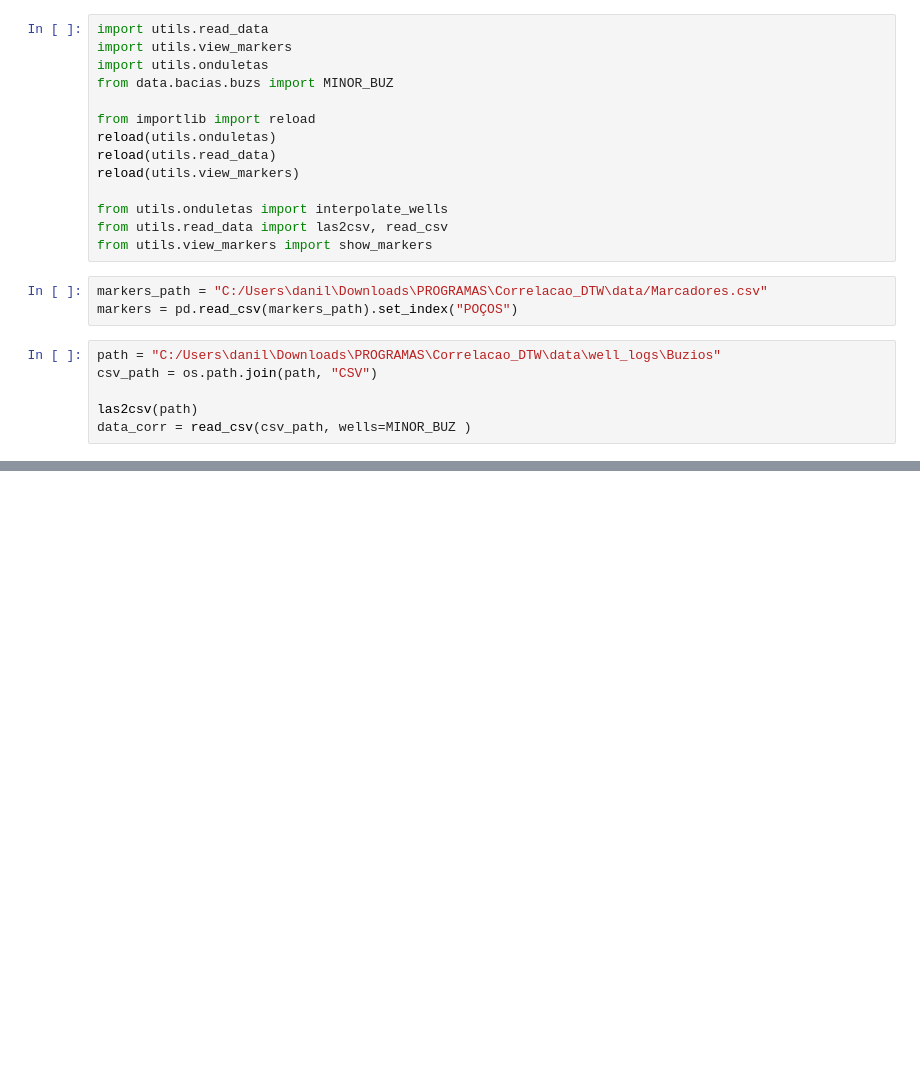
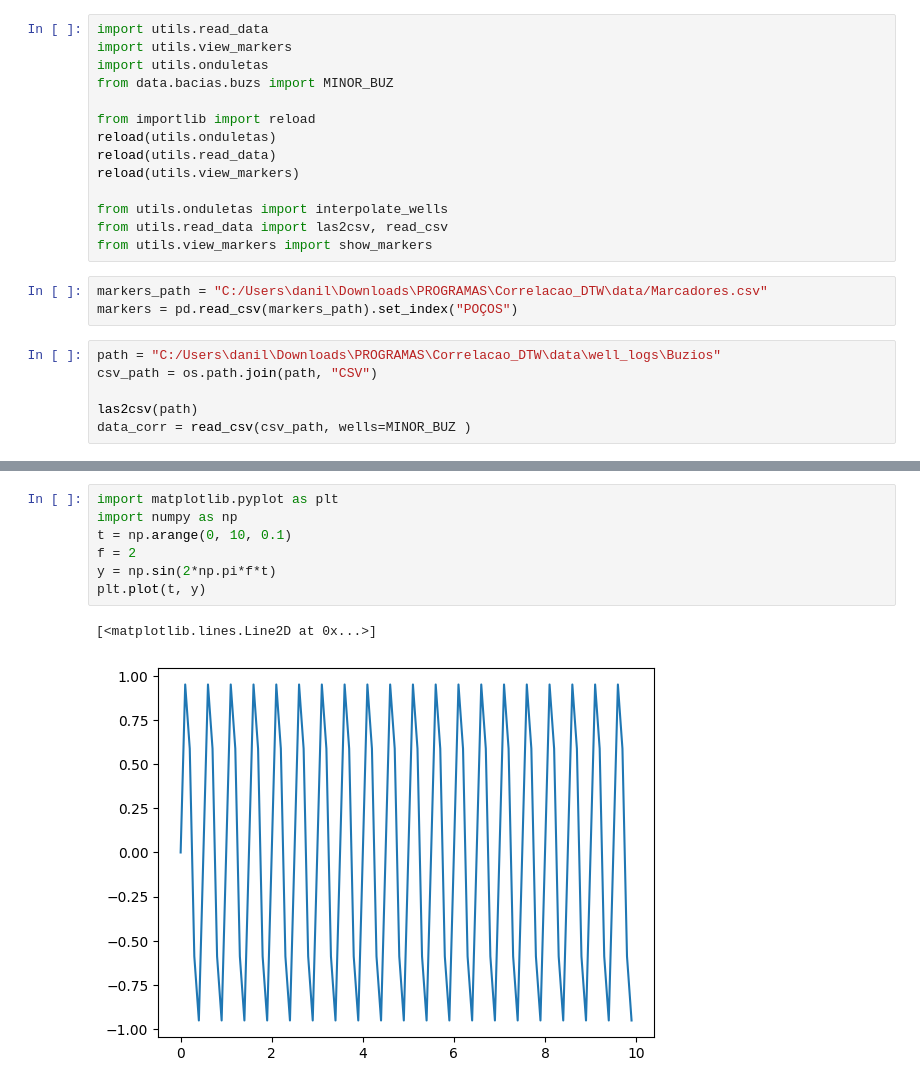
Before and after one commit to danilovomlel/well_correlation, a Jupyter notebook: correlations/BUZS/example.ipynb, the cells around one changed output, grey strips where cells are left out. Saved outputs shown, nothing was run; the diff lists cells and outputs as text; blank space fills up the shorter version.

```diff
--- a/correlations/BUZS/example.ipynb
+++ b/correlations/BUZS/example.ipynb
@@ -54,0 +70,10 @@ _ = show_markers(data_corr, markers, figsize=(20,10))
+# %%
+import matplotlib.pyplot as plt
+import numpy as np
+t = np.arange(0, 10, 0.1)
+f = 2
+y = np.sin(2*np.pi*f*t)
+plt.plot(t, y)
+# %% [output]
+[<matplotlib.lines.Line2D at 0x...>]
+[figure, added]
```
Also changed, not shown: parts of 7 cells of this notebook, 1 other file.
